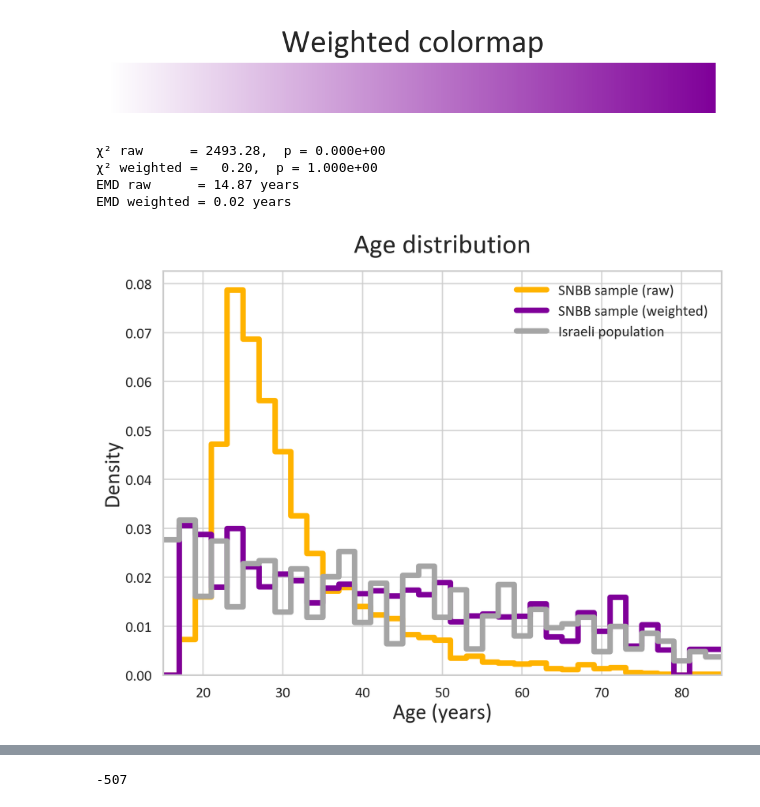
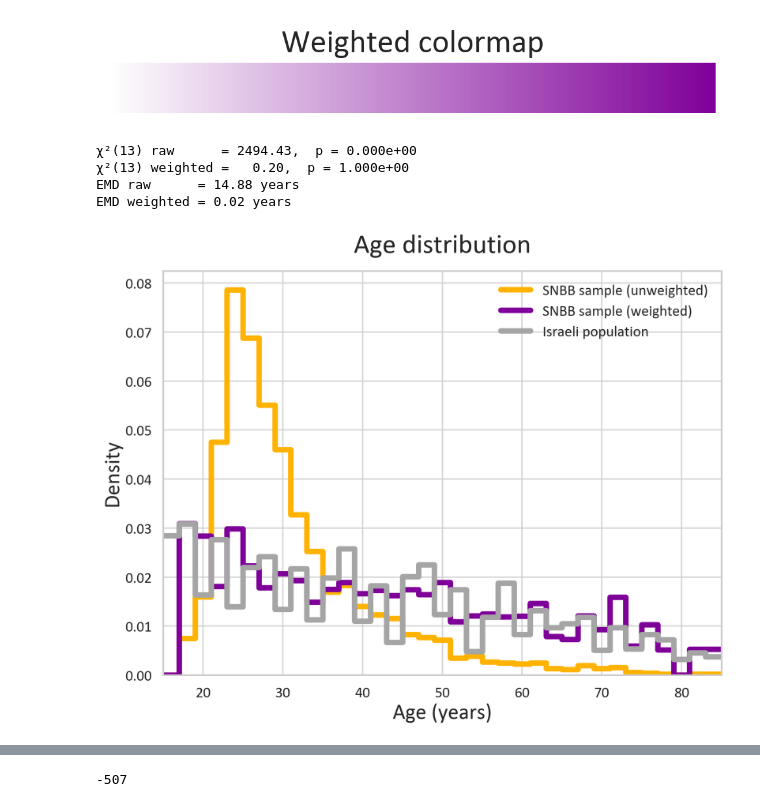
Before and after one commit to GalKepler/neuroaging, a Jupyter notebook: notebooks/fig1/fig1.ipynb, the cells around one changed output, grey strips where cells are left out. Drawn from its saved outputs; the diff is of its cells as text; code cells hidden in the pictures.

```diff
--- a/notebooks/fig1/fig1.ipynb
+++ b/notebooks/fig1/fig1.ipynb
@@ -123,7 +123,7 @@ parcels = pd.read_csv(DATA_DIR / "external" / "atlases" / ATLAS / "parcels.csv",
 nifti = DATA_DIR / "external" / "atlases" / ATLAS / "atlas.nii.gz"
 nifti_matlab = DATA_DIR / "external" / "atlases" / ATLAS / "atlas_matlab.nii"
 # %%
-metric = "adc"
+metric = "gm_vol"
 distribution_metric = "qfmean"
 data = (
     pd.read_csv(DATA_DIR / "processed" / f"{metric}.csv", index_col=0)
@@ -440,6 +440,11 @@ prop_wtd = (
 prop_wtd = prop_wtd / prop_wtd.sum()
 
 # 4 ── χ² goodness-of-fit test on the raking bins ────────────────────────────
+# calc degrees of freedom
+n_bins = len(bins.cat.categories)
+n_pop = pop.shape[0]  # number of population bins
+df_raw = n_bins - 1  # degrees of freedom for raw sample
+df_pop = n_pop - 1  # degrees of freedom for population bins
 n_raw = snbb_age_df.shape[0]  # sample size
 chi2_raw, p_raw = chisquare(prop_raw * n_raw, f_exp=prop_pop * n_raw)
 chi2_wtd, p_wtd = chisquare(prop_wtd * n_raw, f_exp=prop_pop * n_raw)
@@ -449,14 +454,14 @@ emd_raw = wasserstein_distance(mids, mids, prop_raw, prop_pop)
 emd_wtd = wasserstein_distance(mids, mids, prop_wtd, prop_pop)
 
 # 6 ── Display results ───────────────────────────────────────────────────────
-print(f"χ² raw      = {chi2_raw:6.2f},  p = {p_raw:.3e}")
-print(f"χ² weighted = {chi2_wtd:6.2f},  p = {p_wtd:.3e}")
+print(f"χ²({df_raw}) raw      = {chi2_raw:6.2f},  p = {p_raw:.3e}")
+print(f"χ²({df_pop}) weighted = {chi2_wtd:6.2f},  p = {p_wtd:.3e}")
 print(f"EMD raw      = {emd_raw:4.2f} years")
 print(f"EMD weighted = {emd_wtd:4.2f} years")
 # %% [output]
-χ² raw      = 2493.28,  p = 0.000e+00
-χ² weighted =   0.20,  p = 1.000e+00
-EMD raw      = 14.87 years
+χ²(13) raw      = 2494.43,  p = 0.000e+00
+χ²(13) weighted =   0.20,  p = 1.000e+00
+EMD raw      = 14.88 years
 EMD weighted = 0.02 years
 # %%
 # ── Assumptions ────────────────────────────────────────────────────────────
@@ -492,7 +497,7 @@ sns.histplot(
     stat="density",
     element="step",
     fill=False,
-    label="SNBB sample (raw)",
+    label="SNBB sample (unweighted)",
     linewidth=line_width,
     color=COL_RAW,
     ax=ax,
@@ -512,34 +517,34 @@ sns.histplot(
     ax=ax,
 )
 # Population
 sns.histplot(
     age_df,
     x="age_at_scan",
     bins=bins,
     stat="density",
     element="step",
     fill=False,
     color=COL_CENSUS,
     label="Israeli population",
     linewidth=line_width,
     ax=ax,
 )
 
 
 ax.set(xlabel="Age (years)", ylabel="Density", xlim=(age_min, age_max))
 ax.set_title("Age distribution", fontsize=30, pad=20)
 ax.set_ylabel("Density", fontsize=24)
 ax.set_xlabel("Age (years)", fontsize=24)
 ax.legend(frameon=False)
 
 savefig_nice(
     fig,
     OUTPUT_DIR / "fig1a_age_distribution.png",
     tight=True,
     dpi=300,
 )
 # %% [output]
-[figure, old version]
+[figure, new version]
 # %%
 DRAW_APSI = False
 
```
Also changed, not shown: parts of 3 cells of this notebook, 35 other files.
